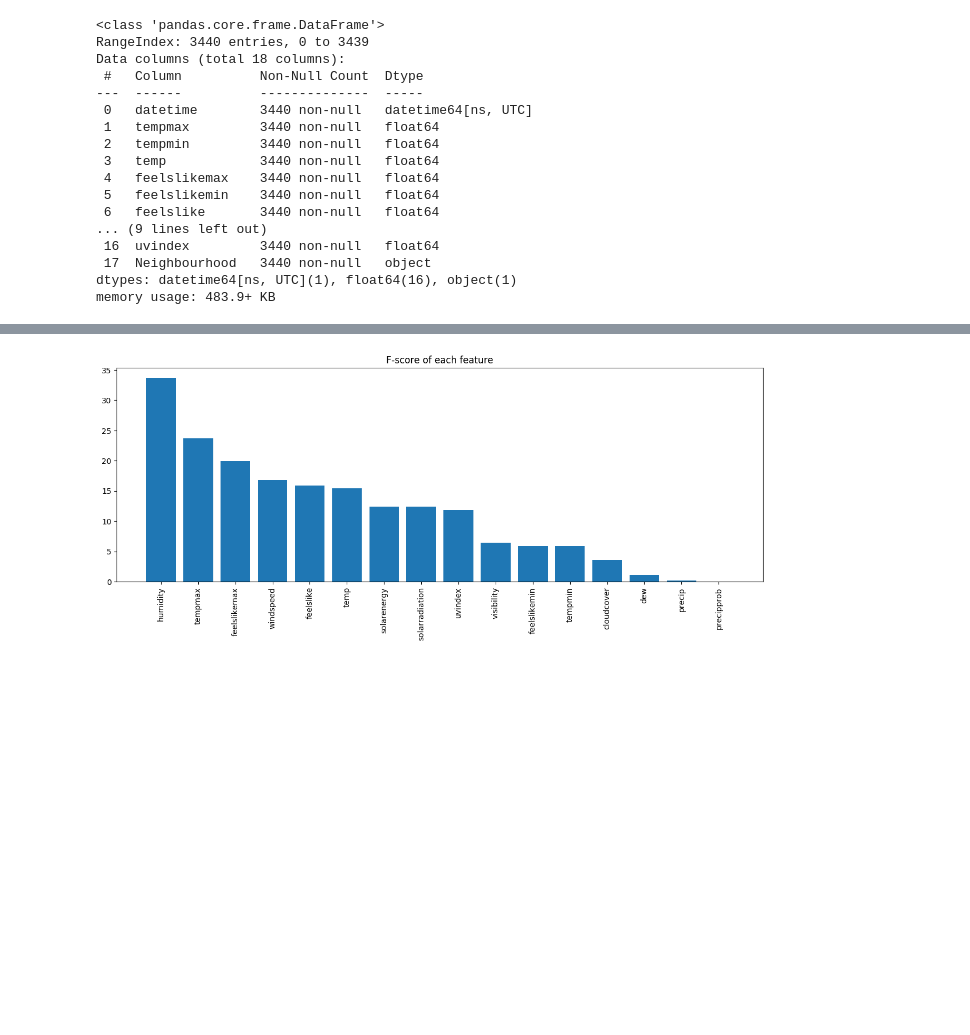
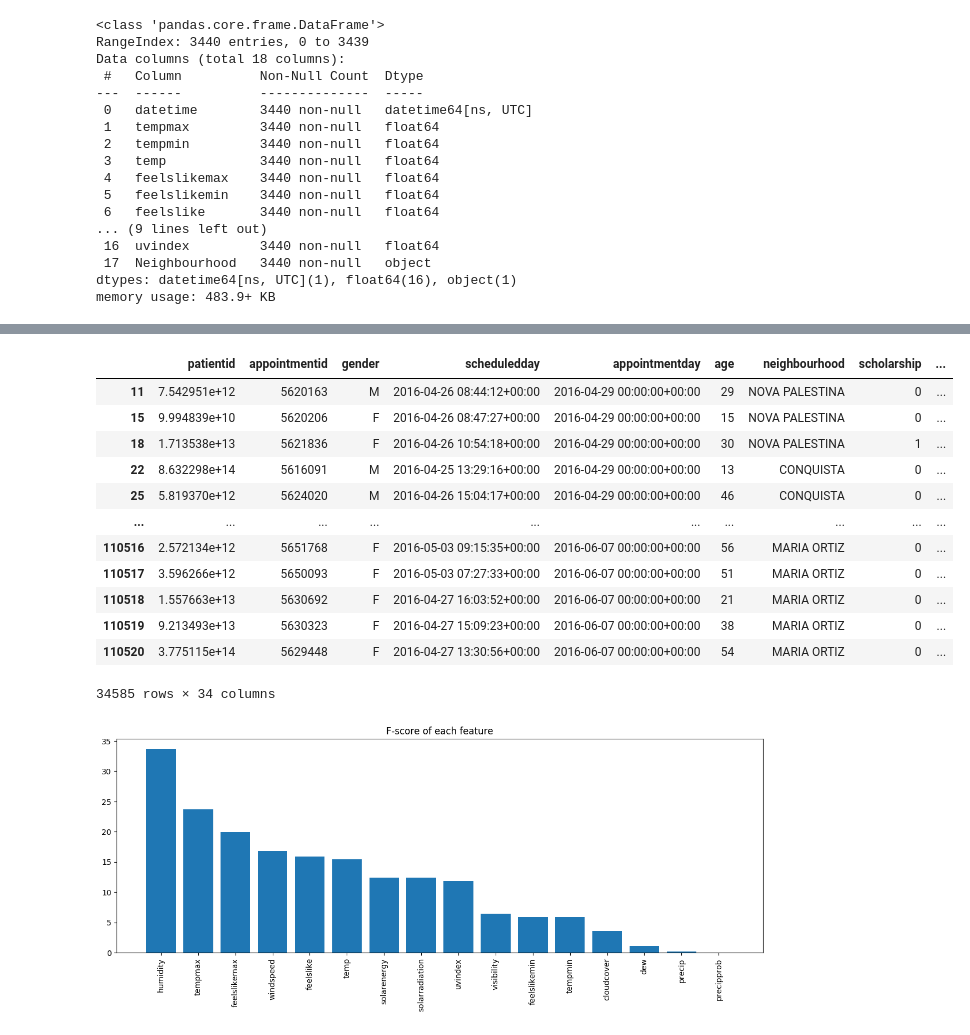
Before and after one commit to architkaila/Predicting-Patient-No-Shows, a Jupyter notebook: EDA.ipynb, the cells around one changed output, grey strips where cells are left out. Cells and saved outputs as stored; diff of their text form; code cells hidden in the pictures; blank space fills up the shorter version.

```diff
--- a/EDA.ipynb
+++ b/EDA.ipynb
@@ -777,3 +777,19 @@ memory usage: 23.8+ MB
+# %%
+df[df["sms_received"] == 1]
+# %% [output]
+|  | patientid | appointmentid | gender | scheduledday | appointmentday | age | neighbourhood | scholarship | ... |
+| 11 | 7.542951e+12 | 5620163 | M | 2016-04-26 08:44:12+00:00 | 2016-04-29 00:00:00+00:00 | 29 | NOVA PALESTINA | 0 | ... |
+| 15 | 9.994839e+10 | 5620206 | F | 2016-04-26 08:47:27+00:00 | 2016-04-29 00:00:00+00:00 | 15 | NOVA PALESTINA | 0 | ... |
+| 18 | 1.713538e+13 | 5621836 | F | 2016-04-26 10:54:18+00:00 | 2016-04-29 00:00:00+00:00 | 30 | NOVA PALESTINA | 1 | ... |
+| 22 | 8.632298e+14 | 5616091 | M | 2016-04-25 13:29:16+00:00 | 2016-04-29 00:00:00+00:00 | 13 | CONQUISTA | 0 | ... |
+| 25 | 5.819370e+12 | 5624020 | M | 2016-04-26 15:04:17+00:00 | 2016-04-29 00:00:00+00:00 | 46 | CONQUISTA | 0 | ... |
+| ... | ... | ... | ... | ... | ... | ... | ... | ... | ... |
+| 110516 | 2.572134e+12 | 5651768 | F | 2016-05-03 09:15:35+00:00 | 2016-06-07 00:00:00+00:00 | 56 | MARIA ORTIZ | 0 | ... |
+| 110517 | 3.596266e+12 | 5650093 | F | 2016-05-03 07:27:33+00:00 | 2016-06-07 00:00:00+00:00 | 51 | MARIA ORTIZ | 0 | ... |
+| 110518 | 1.557663e+13 | 5630692 | F | 2016-04-27 16:03:52+00:00 | 2016-06-07 00:00:00+00:00 | 21 | MARIA ORTIZ | 0 | ... |
+| 110519 | 9.213493e+13 | 5630323 | F | 2016-04-27 15:09:23+00:00 | 2016-06-07 00:00:00+00:00 | 38 | MARIA ORTIZ | 0 | ... |
+| 110520 | 3.775115e+14 | 5629448 | F | 2016-04-27 13:30:56+00:00 | 2016-06-07 00:00:00+00:00 | 54 | MARIA ORTIZ | 0 | ... |
+34585 rows × 34 columns
 # %%
 ## Performaing univariate feature selection to select important weather features
 from sklearn.feature_selection import SelectKBest
```
Also changed, not shown: parts of 2 cells of this notebook, 7 other files.
